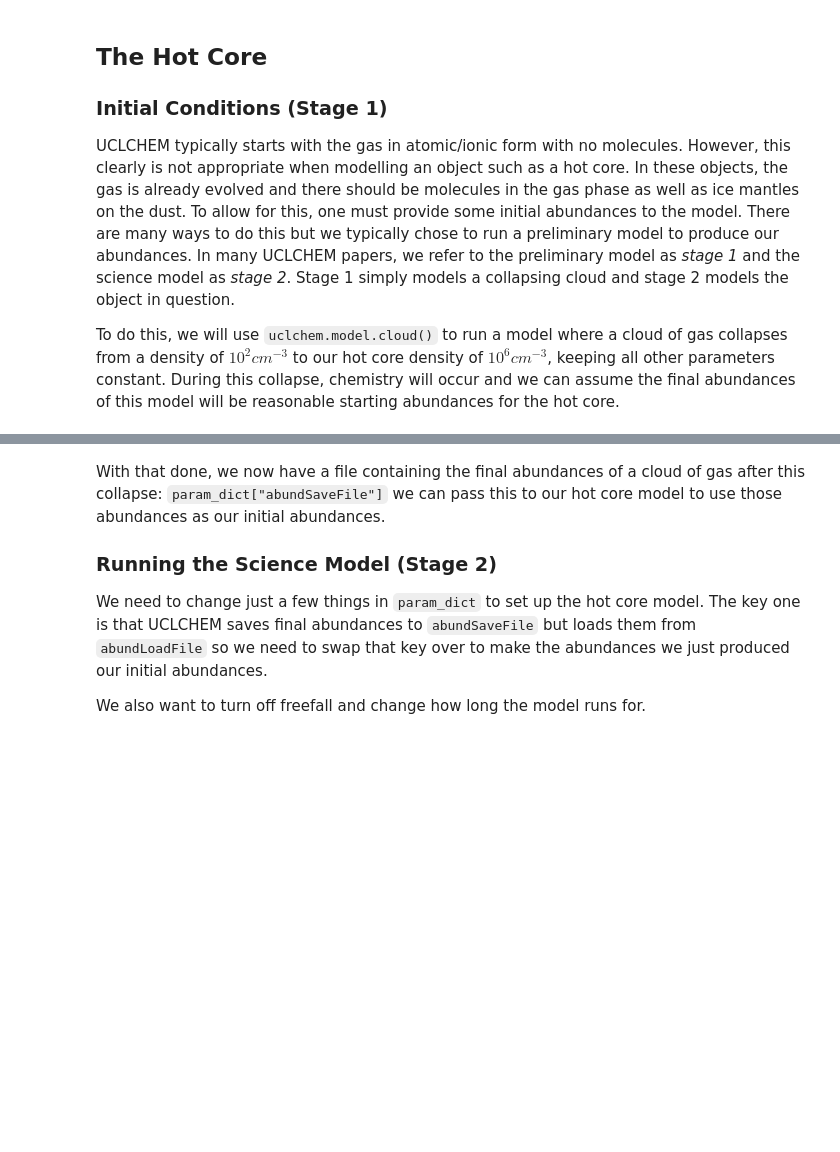
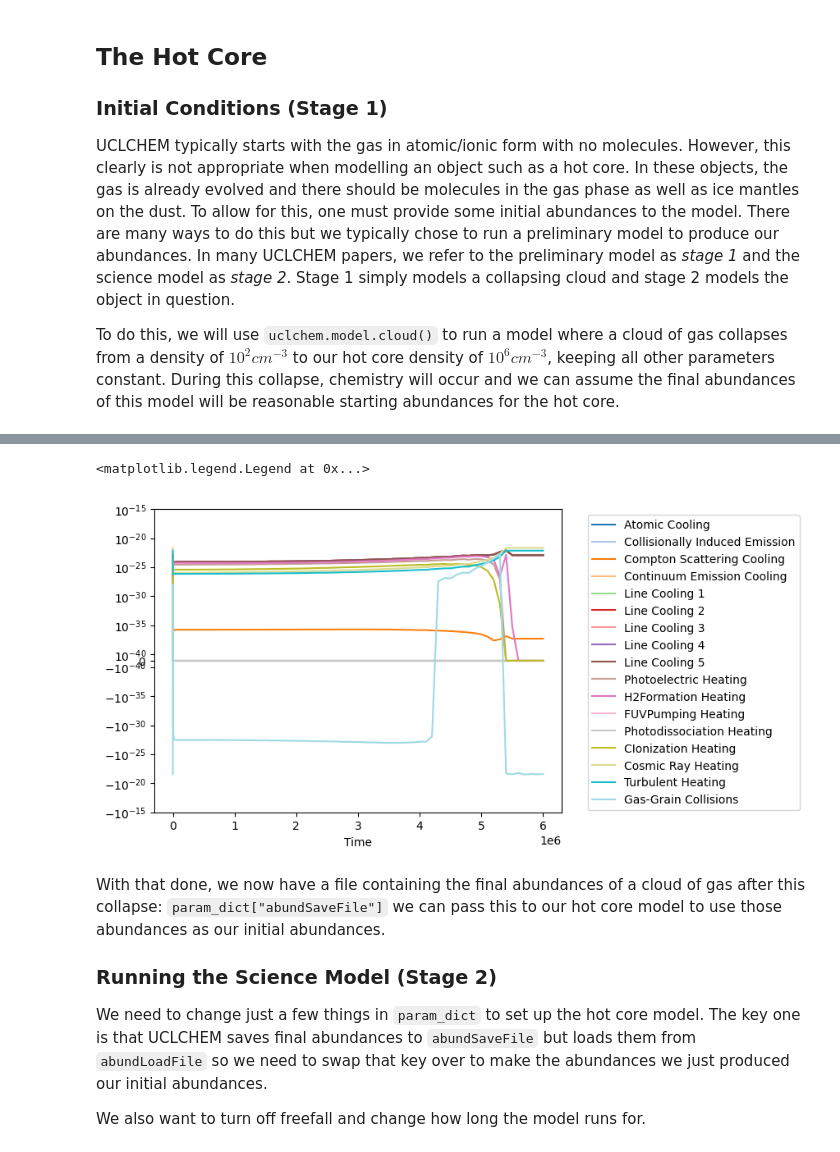
Before and after one commit to uclchem/UCLCHEM, a Jupyter notebook: notebooks/2b_modelling_objects_in_memory.ipynb, the cells around one changed output, grey strips where cells are left out. Saved outputs shown, nothing was run; the diff lists cells and outputs as text; code cells hidden in the pictures; blank space fills up the shorter version.

Commit message:
Add notebooks to illustrate heating

```diff
--- a/notebooks/2b_modelling_objects_in_memory.ipynb
+++ b/notebooks/2b_modelling_objects_in_memory.ipynb
@@ -84,3 +86,12 @@ ax3.tick_params(axis="y", colors="red")
+# %%
+df_stage1_heating.Time = df_stage1_physics.Time
+ax = df_stage1_heating.plot(x="Time", colormap="tab20")
+ax.set_yscale("symlog", linthresh=1e-40)
+ax.set_ylim(-1e-15, 1e-15)
+ax.legend(bbox_to_anchor=(1.05, 1), loc="upper left")
+# %% [output]
+<matplotlib.legend.Legend at 0x...>
+[figure, added]
 # %% [markdown]
 With that done, we now have a file containing the final abundances of a cloud of gas after this collapse: `param_dict["abundSaveFile"]` we can pass this to our hot core model to use those abundances as our initial abundances.
 
```
Also changed, not shown: parts of 3 cells of this notebook, 1 other file.
